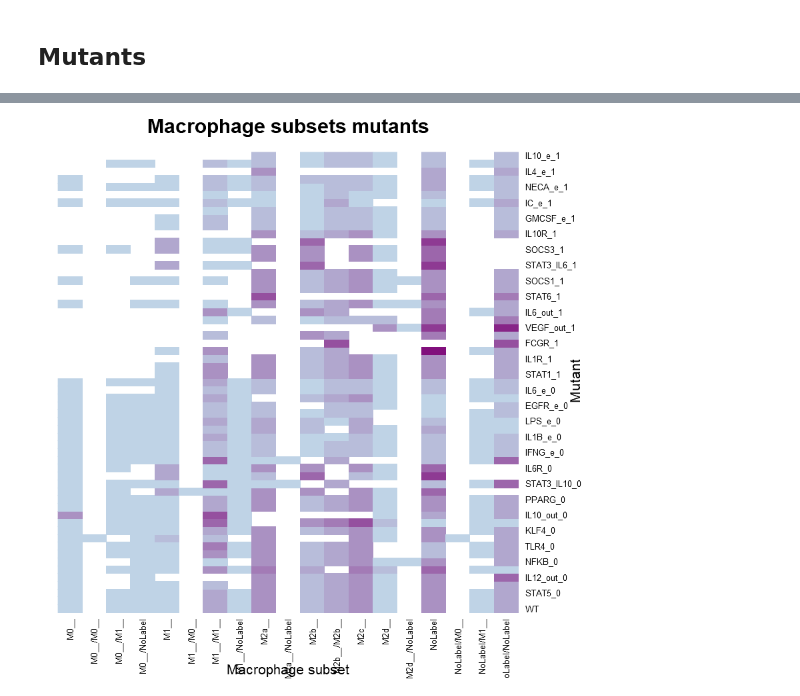
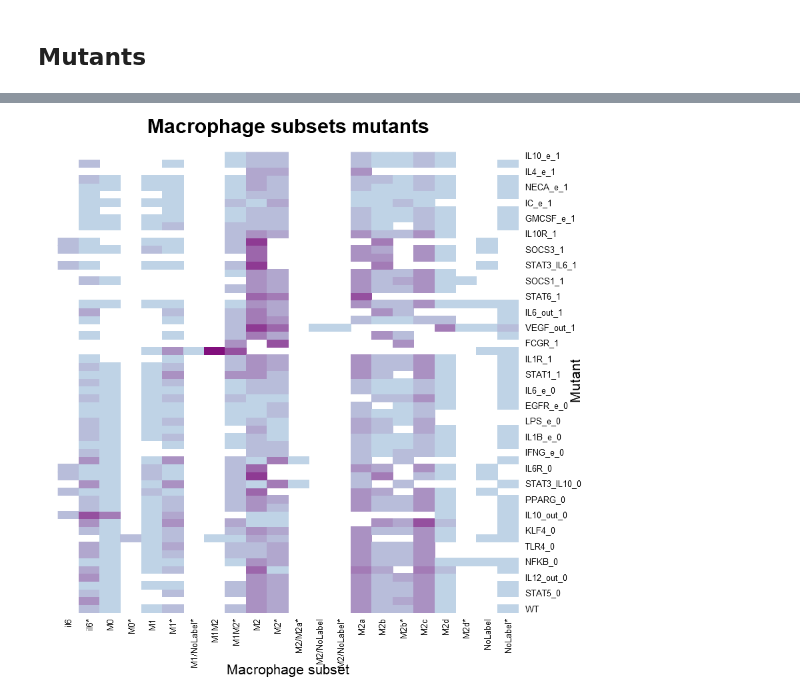
Before and after one commit to AzaidOA/Macrophage_Boolean_Network, a Jupyter notebook: MP_network.ipynb, the cells around one changed output, grey strips where cells are left out. Cells and saved outputs as stored; diff of their text form; code cells hidden in the pictures.

Commit message:
Plasticity and mutant analysis done with the new network and new labels

```diff
--- a/MP_network.ipynb
+++ b/MP_network.ipynb
@@ -268,5 +363,5 @@ if (! file.exists(decimal.states.file)) {
 # %%
-cellfate.nolabel.file <- "CSV/MP_cellfate_nolabel.csv"
+cellfate.nolabel.file <- "CSV/MP_cellfate_nolabel_2.csv"
 if (! file.exists(cellfate.nolabel.file)) {
     f.cfm.table <- function(net, file.name) {
         if (! file.exists(file.name)) {
@@ -280,8 +375,7 @@ if (! file.exists(cellfate.nolabel.file)) {
         }
         cfm }
     cfm <- f.cfm.table(net, cellfate.nolabel.file)
-    } else {
-    cfm <- read.csv(file = cellfate.nolabel.file) }
+}
 cfm <- cbind(cfm, indexes = 1:nrow(cfm))
 cellfate.label.file <- "CSV/MP_cellfate_label.csv"
 if (! file.exists(cellfate.label.file)) {
@@ -392,3 +486,13 @@ f.mut.plot <- function(mutants, image.name, save.pdf=FALSE, normalize=T) {
            )
     if (save.pdf) {dev.off() }
 }
+# %%
+mutants.file <- "CSV/MP_mutants_2.csv"
+if (!file.exists(mutants.file)){
+    lab <- read.csv(file = "CSV/MP_label_rules_2.csv")
+    mutants <- perturbNetworkFixedNodes(net, label.rules = lab,
+                                        method = "sat.restricted", maxAttractorLength = 2)
+    write.csv(x = mutants, file = mutants.file)
+    } else {
+    mutants <- read.csv(file = mutants.file, row.names = 1)
+    }
@@ -395,6 +519,21 @@ f.mut.plot <- function(mutants, image.name, save.pdf=FALSE, normalize=T) {
+# %%
+mutants.simplify.file <- "CSV/MP_mutants_simplifyLabel_1.csv"
+if (!file.exists(mutants.file)){
+    labels <- rownames(mutants)
+    clean.labels <- list()
+    for (i in 1:length(labels)) {
+       clean.labels[i] <- simplifyLabel(labels[[i]], replace=replace)
+    }
+    clean.labels <- unlist(clean.labels)
+    mutants <- aggregate(mutants, list(clean.labels), sum)
+    rownames(mutants) <- mutants$Group.1
+    mutants <- mutants[,-1]
+    write.csv(x = mutants, file = mutants.simplify.file)
+    } else {
+    mutants <- read.csv(file = mutants.simplify.file, row.names = 1)
+}
 # %%
-mutants <- read.csv(file = "CSV/MP_mutants.csv", row.names = 1)
 mutants[mutants==0] <- NA
 f.mut.plot(mutants, image.name = "PLOT/MP_mut_wt.pdf", save.pdf=FALSE, normalize=F)
 # %% [output]
-[figure, old version]
+[figure, new version]
```
Also changed, not shown: parts of 15 cells of this notebook, 5 other files.
